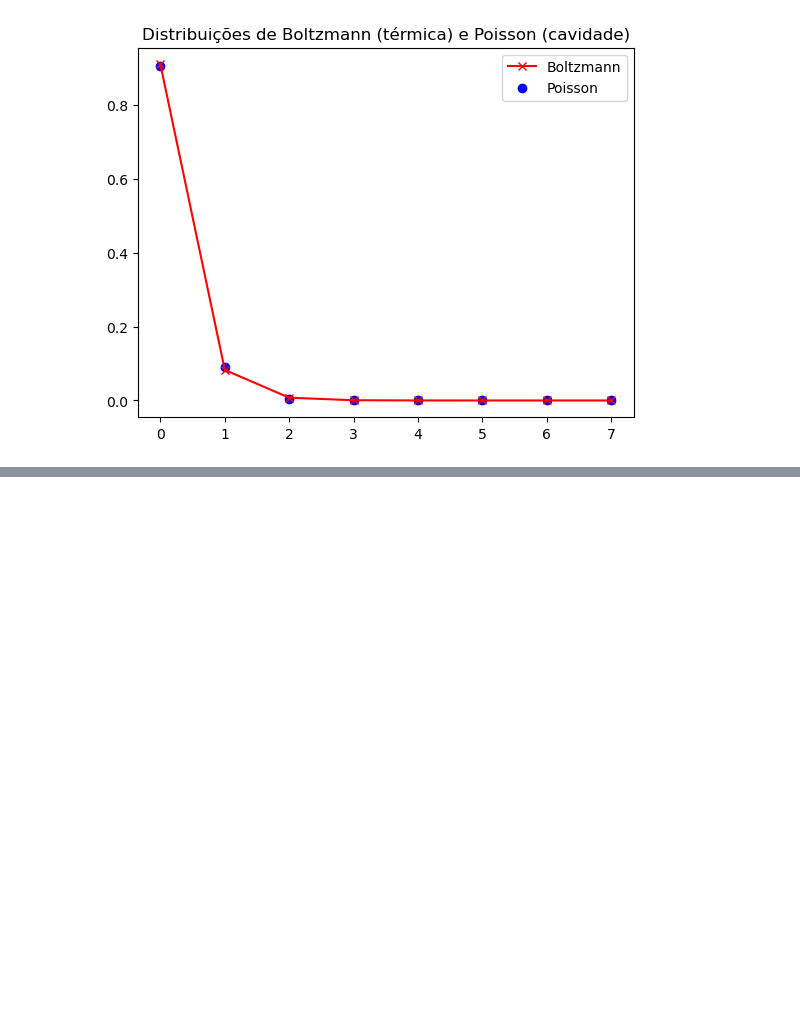
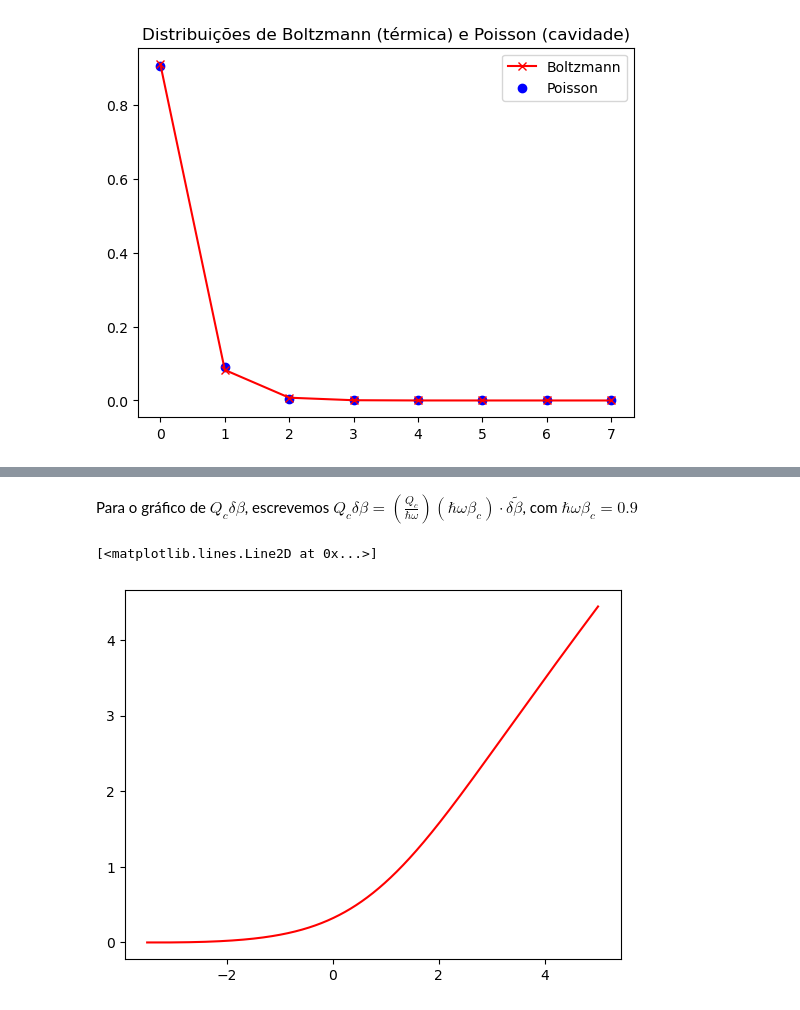
Before and after one commit to victoormsales/Maxwells_Demon, a Jupyter notebook: Notebooks/QuTip.ipynb, the cells around one changed output, grey strips where cells are left out. Drawn from its saved outputs; the diff is of its cells as text; code cells hidden in the pictures; blank space fills up the shorter version.

```diff
--- a/Notebooks/QuTip.ipynb
+++ b/Notebooks/QuTip.ipynb
@@ -135,0 +285,15 @@ plt.show()
+# %% [markdown]
+Para o gráfico de $Q_c \delta \beta$, escrevemos $Q_c \delta \beta = \left(\frac{Q_c}{\hbar\omega}\right)(\hbar\omega\beta_c)\cdot\delta\tilde{\beta}$, com $\hbar\omega\beta_c = 0.9$
+# %%
+#Avaliando a SLT generalizada
+
+Qc_deltabeta = 0.9 * delta_n_dem * delta_beta
+
+y = Qc_deltabeta - delta_info_mutua
+# %%
+#Plotando a SLT generalizada
+
+plt.plot(delta_beta, y, color='red')
+# %% [output]
+[<matplotlib.lines.Line2D at 0x...>]
+[figure, added]
```
Also changed, not shown: parts of 6 cells of this notebook.
